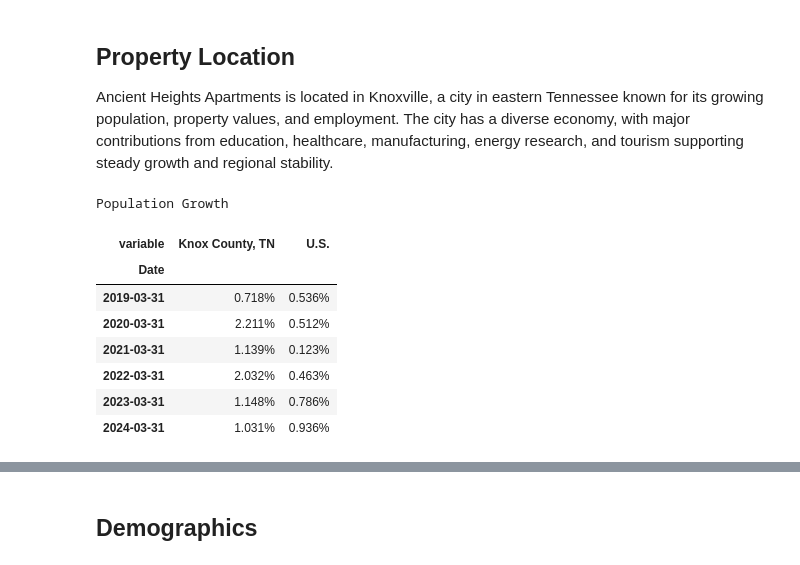
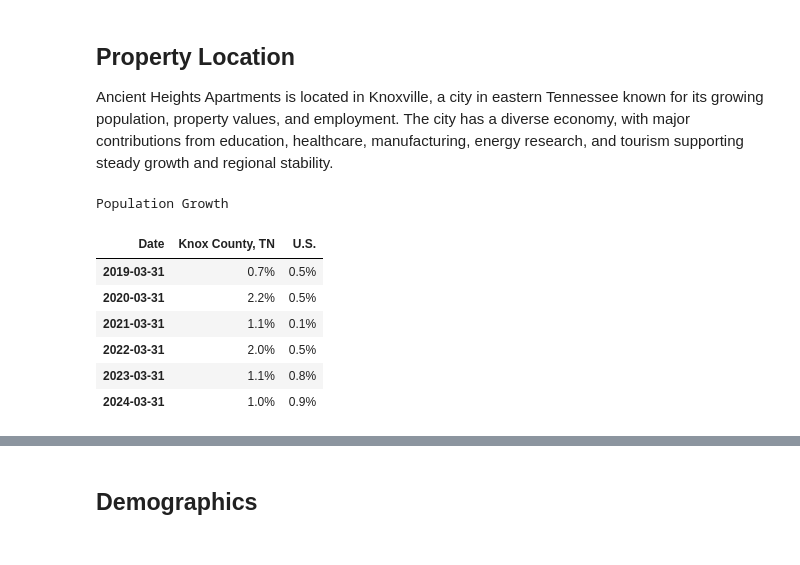
Before and after one commit to aaron-san/ancient-heights, a Jupyter notebook: index.ipynb, the cells around one changed output, grey strips where cells are left out. Cells and saved outputs as stored; diff of their text form; code cells hidden in the pictures.

```diff
--- a/index.ipynb
+++ b/index.ipynb
@@ -293,38 +329,43 @@ Ancient Heights Apartments is located in Knoxville, a city in eastern Tennessee
 # %%
 df_pop = df.loc["2018":, ["knox_county_pop", "us_pop"]].dropna()
 # print(df_pop)
 df_table = df_pop.rename(
     columns={"knox_county_pop": "Knox County, TN", "us_pop": "U.S."}
 )
 
 pop_growth = df_table.melt(ignore_index=False)
 pop_growth["pct_chg"] = pop_growth.groupby("variable")["value"].pct_change()
 pop_growth.dropna(inplace=True)
 pop_growth = pop_growth.loc[:, ["variable", "pct_chg"]]
 # pop_growth.filter([p])
 # print(pop_growth)
 pop_growth = pop_growth.pivot(columns="variable", values="pct_chg")
+pop_growth.index.name = None
+pop_growth.columns.name = "Date"
 
-export_table(
-    df=pop_growth * 100,
-    file_name="pop",
+# print(pop_growth.index)
+# tables.export_table(
+local_export_table(
+    df=pop_growth,
+    file_name="population_growth",
     caption="Population Growth",
+    # default_width="20px",
+    col_widths={"Date": "80px", "Knox County, TN": "80px", "U.S.": "80px"},
     col_format={
         "Knox County, TN": lambda x: "{:.1f}%".format(x * 100),
         "U.S.": lambda x: "{:.1f}%".format(x * 100),
     },
     show=True,
 )
 # %% [output]
 Population Growth
-| variable | Knox County, TN | U.S. |
-| Date |  |  |
-| 2019-03-31 | 0.718% | 0.536% |
-| 2020-03-31 | 2.211% | 0.512% |
-| 2021-03-31 | 1.139% | 0.123% |
-| 2022-03-31 | 2.032% | 0.463% |
-| 2023-03-31 | 1.148% | 0.786% |
-| 2024-03-31 | 1.031% | 0.936% |
+| Date | Knox County, TN | U.S. |
+| 2019-03-31 | 0.7% | 0.5% |
+| 2020-03-31 | 2.2% | 0.5% |
+| 2021-03-31 | 1.1% | 0.1% |
+| 2022-03-31 | 2.0% | 0.5% |
+| 2023-03-31 | 1.1% | 0.8% |
+| 2024-03-31 | 1.0% | 0.9% |
 # %%
 # test = pd.DataFrame({"A": [1, 2], "B": [3, 4]}).style
 # (
```
Also changed, not shown: parts of 12 cells of this notebook, 8 other files.
